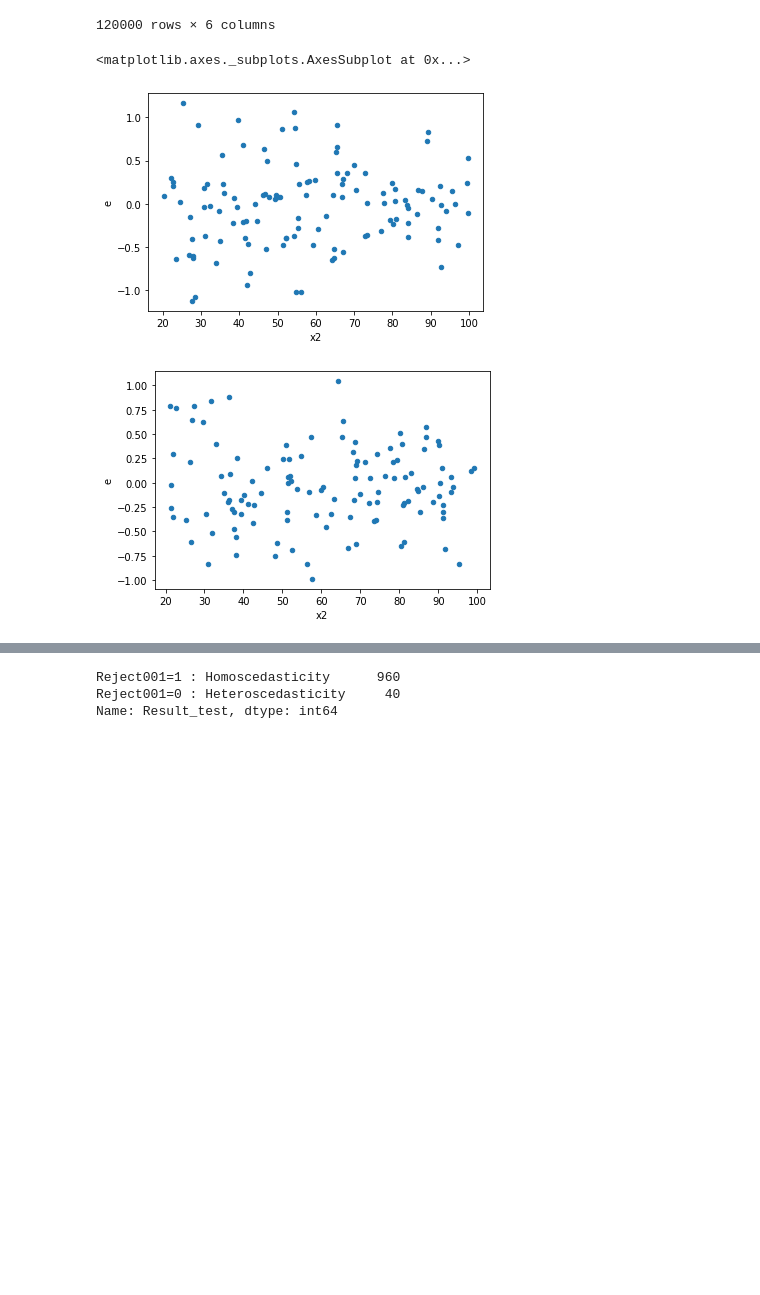
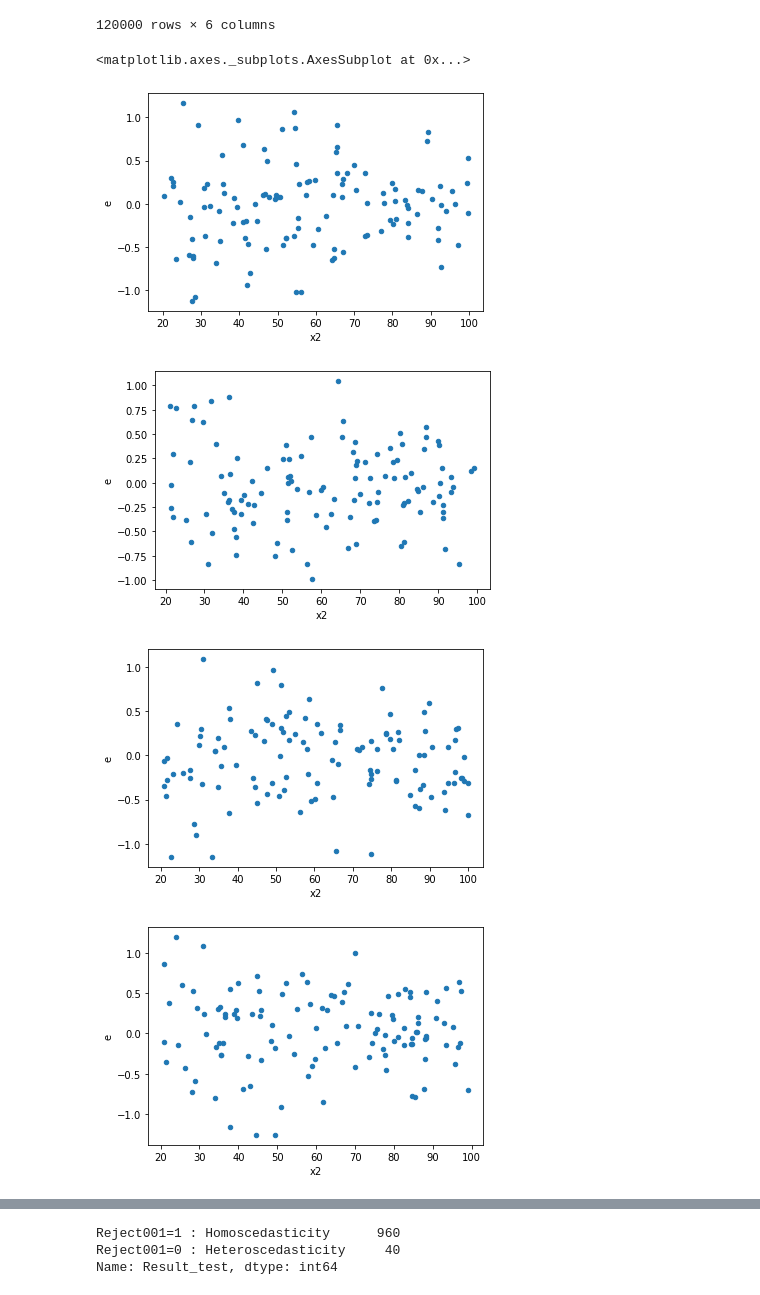
Before and after one commit to iam-fern/Generate_addition_2X, a Jupyter notebook: GQtest_data(y_hat)_add_delta_(_0_4)_n120_01.ipynb, the cells around one changed output, grey strips where cells are left out. Saved outputs shown, nothing was run; the diff lists cells and outputs as text; code cells hidden in the pictures; blank space fills up the shorter version.

```diff
--- a/GQtest_data(y_hat)_add_delta_(_0_4)_n120_01.ipynb
+++ b/GQtest_data(y_hat)_add_delta_(_0_4)_n120_01.ipynb
@@ -138,12 +138,18 @@ table
 # %%
 tablenew0 = table.loc[5.0]
 tablenew1 = table.loc[10.0]
+tablenew2 = table.loc[52.0]
+tablenew3 = table.loc[63.0]
 tablenew0.plot(x ='x2', y='e', kind = 'scatter')
 tablenew1.plot(x ='x2', y='e', kind = 'scatter')
+tablenew2.plot(x ='x2', y='e', kind = 'scatter')
+tablenew3.plot(x ='x2', y='e', kind = 'scatter')
 # %% [output]
 <matplotlib.axes._subplots.AxesSubplot at 0x...>
 [figure]
 [figure]
+[figure, added]
+[figure, added]
 # %%
 def get_result(run_replicate, percent_data):
     new_table = table.loc[run_replicate]
```
Also changed, not shown: parts of 1 cell of this notebook.
